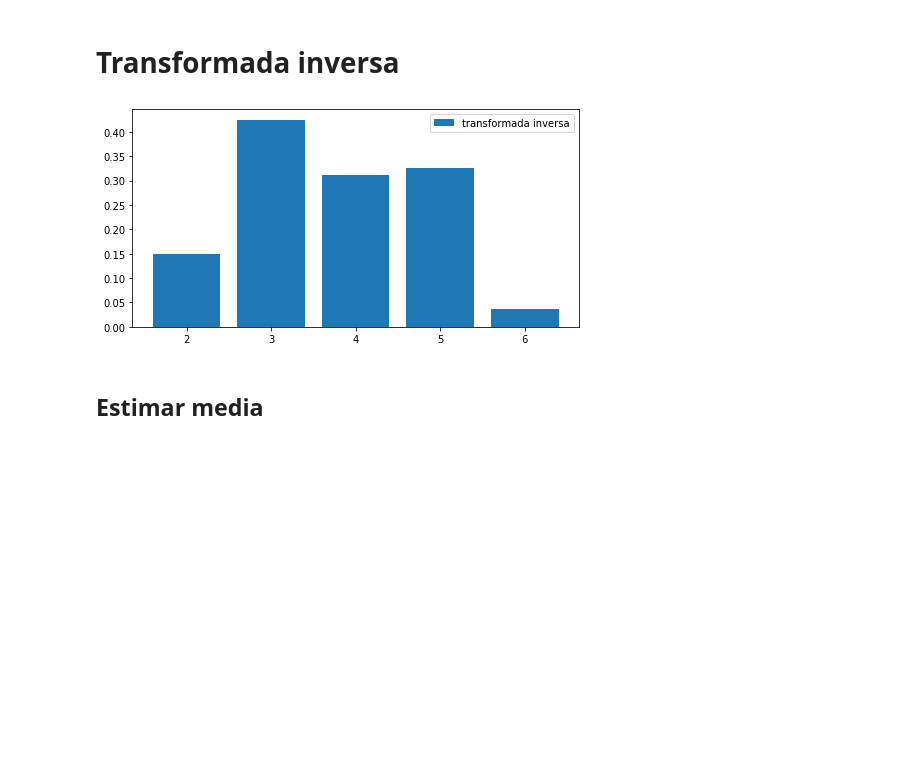
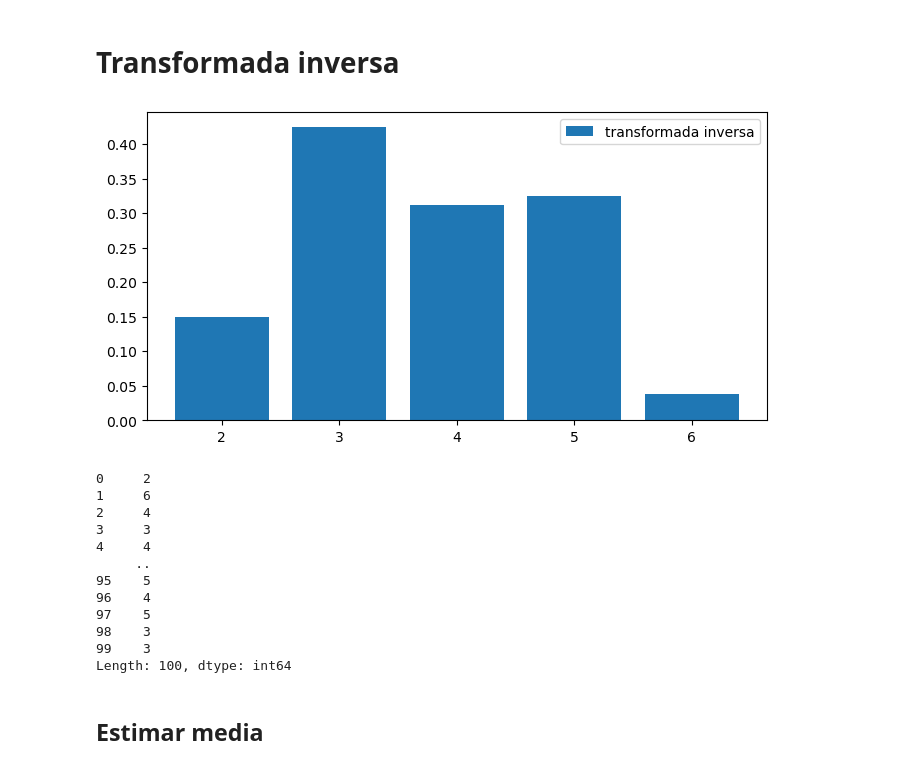
Before and after one commit to adrianhb01/SPF-2023-I, a Jupyter notebook: TEMA-2/Clase15_Ejercicios_aplicaciones_reduccion_varianza.ipynb, the cells around one changed output. Saved outputs shown, nothing was run; the diff lists cells and outputs as text; code cells hidden in the pictures; blank space fills up the shorter version.

```diff
--- a/TEMA-2/Clase15_Ejercicios_aplicaciones_reduccion_varianza.ipynb
+++ b/TEMA-2/Clase15_Ejercicios_aplicaciones_reduccion_varianza.ipynb
@@ -62,7 +90,7 @@ def plot_histogram_discrete(distribucion:'distribución a graficar histograma',
                             label:'label del legend'):
     # len(set(distribucion)) cuenta la cantidad de elementos distintos de la variable 'distribucion'
     plt.figure(figsize=[8,4])
-    y,x = np.histogram(distribucion,density = True,bins = len(set(distribucion)) - 1)
+    y,x = np.histogram(distribucion, density=True, bins=len(set(distribucion)))
     plt.bar(list(set(distribucion)),y,label=label)
     plt.legend()
     plt.show()
@@ -72,6 +100,16 @@ def plot_histogram_discrete(distribucion:'distribución a graficar histograma',
 num_vent = [2,3,4,5,6]
 num_dias = [4,7,8,5,1]
 
+probabilidad = np.array(num_dias) / 25
+p_acum = np.cumsum(probabilidad)
+
+data = pd.DataFrame({
+    'num_dias': num_dias,
+    'probabilidad': probabilidad,
+    'p_acumulada': p_acum
+}, index=num_vent)
+
+data.index.name = 'num_ventas'
 data
 # %% [output]
 |  | num_dias | probabilidad | p_acumulada |
@@ -86,11 +124,26 @@ data
 # %%
 np.random.seed(55)
 N = 100
 
+m1 = Gen_distr_discreta(p_acum, num_vent, N)
 
 plot_histogram_discrete(m1,'transformada inversa')
+
+m1
 # %% [output]
-[figure, old version]
+[figure, new version]
+0     2
+1     6
+2     4
+3     3
+4     4
+     ..
+95    5
+96    4
+97    5
+98    3
+99    3
+Length: 100, dtype: int64
 # %% [markdown]
 ## Estimar media
 # %% [markdown]
```
Also changed, not shown: parts of 11 cells of this notebook, 1 other file.
